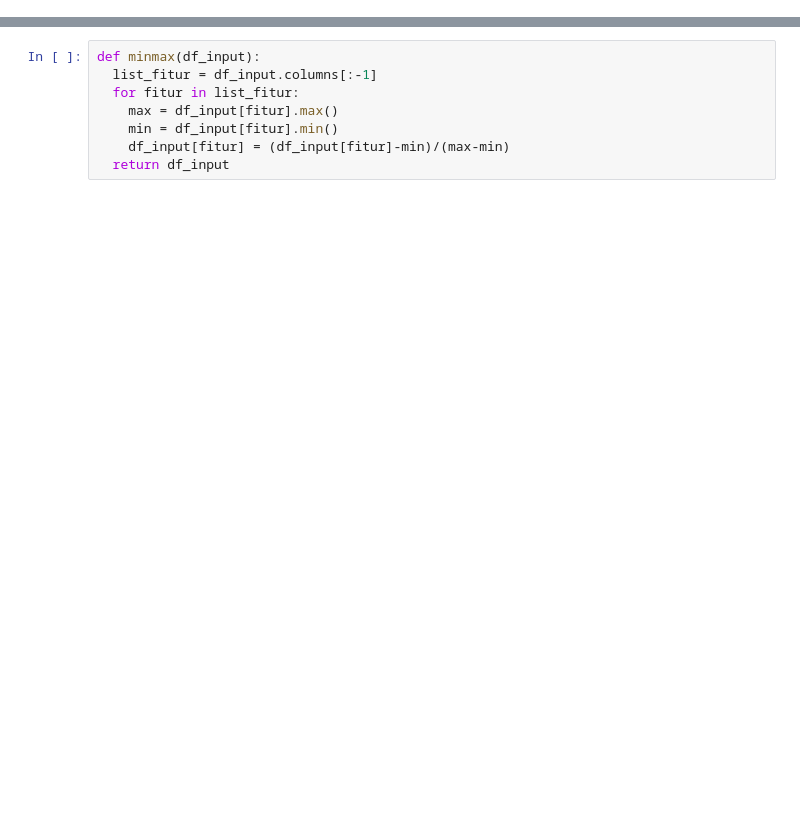
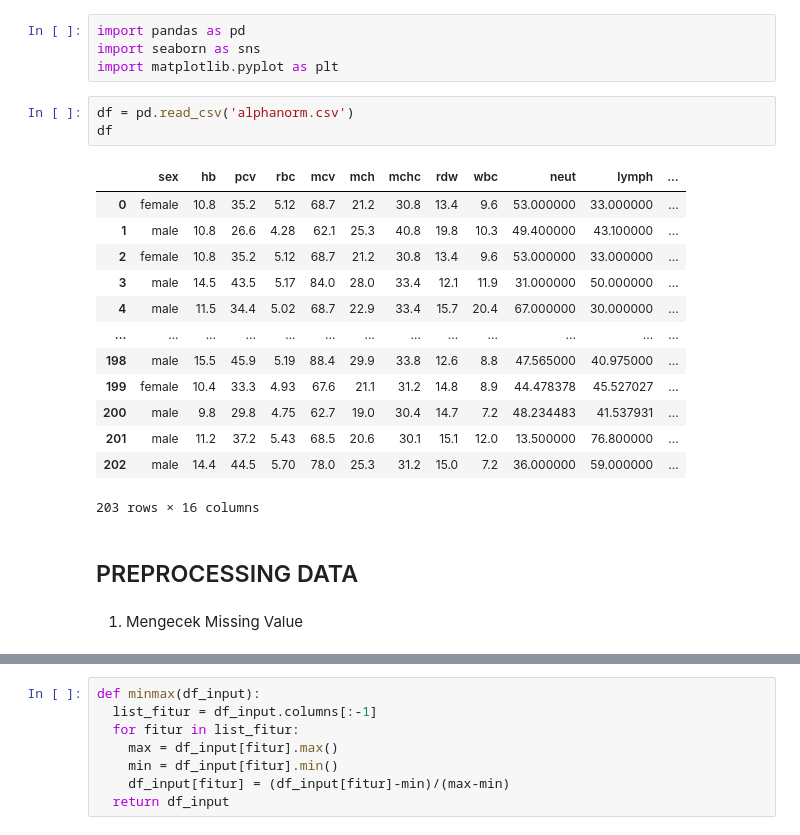
Before and after one commit to gevabriel/thalassemia_predict_knn, a Jupyter notebook: Alpha Thalassemia Prediction KNN Method.ipynb, the cells around one changed output, grey strips where cells are left out. Cells and saved outputs as stored; diff of their text form; blank space fills up the shorter version.

```diff
--- a/Alpha Thalassemia Prediction KNN Method.ipynb
+++ b/Alpha Thalassemia Prediction KNN Method.ipynb
@@ -147,0 +22,25 @@ Terlihat bahwa masing-masing fitur memiliki rentang yang berbeda, meskipun tidak
+# %%
+import pandas as pd
+import seaborn as sns
+import matplotlib.pyplot as plt
+# %%
+df = pd.read_csv('alphanorm.csv')
+df
+# %% [output]
+|  | sex | hb | pcv | rbc | mcv | mch | mchc | rdw | wbc | neut | lymph | ... |
+| 0 | female | 10.8 | 35.2 | 5.12 | 68.7 | 21.2 | 30.8 | 13.4 | 9.6 | 53.000000 | 33.000000 | ... |
+| 1 | male | 10.8 | 26.6 | 4.28 | 62.1 | 25.3 | 40.8 | 19.8 | 10.3 | 49.400000 | 43.100000 | ... |
+| 2 | female | 10.8 | 35.2 | 5.12 | 68.7 | 21.2 | 30.8 | 13.4 | 9.6 | 53.000000 | 33.000000 | ... |
+| 3 | male | 14.5 | 43.5 | 5.17 | 84.0 | 28.0 | 33.4 | 12.1 | 11.9 | 31.000000 | 50.000000 | ... |
+| 4 | male | 11.5 | 34.4 | 5.02 | 68.7 | 22.9 | 33.4 | 15.7 | 20.4 | 67.000000 | 30.000000 | ... |
+| ... | ... | ... | ... | ... | ... | ... | ... | ... | ... | ... | ... | ... |
+| 198 | male | 15.5 | 45.9 | 5.19 | 88.4 | 29.9 | 33.8 | 12.6 | 8.8 | 47.565000 | 40.975000 | ... |
+| 199 | female | 10.4 | 33.3 | 4.93 | 67.6 | 21.1 | 31.2 | 14.8 | 8.9 | 44.478378 | 45.527027 | ... |
+| 200 | male | 9.8 | 29.8 | 4.75 | 62.7 | 19.0 | 30.4 | 14.7 | 7.2 | 48.234483 | 41.537931 | ... |
+| 201 | male | 11.2 | 37.2 | 5.43 | 68.5 | 20.6 | 30.1 | 15.1 | 12.0 | 13.500000 | 76.800000 | ... |
+| 202 | male | 14.4 | 44.5 | 5.70 | 78.0 | 25.3 | 31.2 | 15.0 | 7.2 | 36.000000 | 59.000000 | ... |
+203 rows × 16 columns
+# %% [markdown]
+## PREPROCESSING DATA
+# %% [markdown]
+1. Mengecek Missing Value
```
Also changed, not shown: parts of 100 cells of this notebook.
